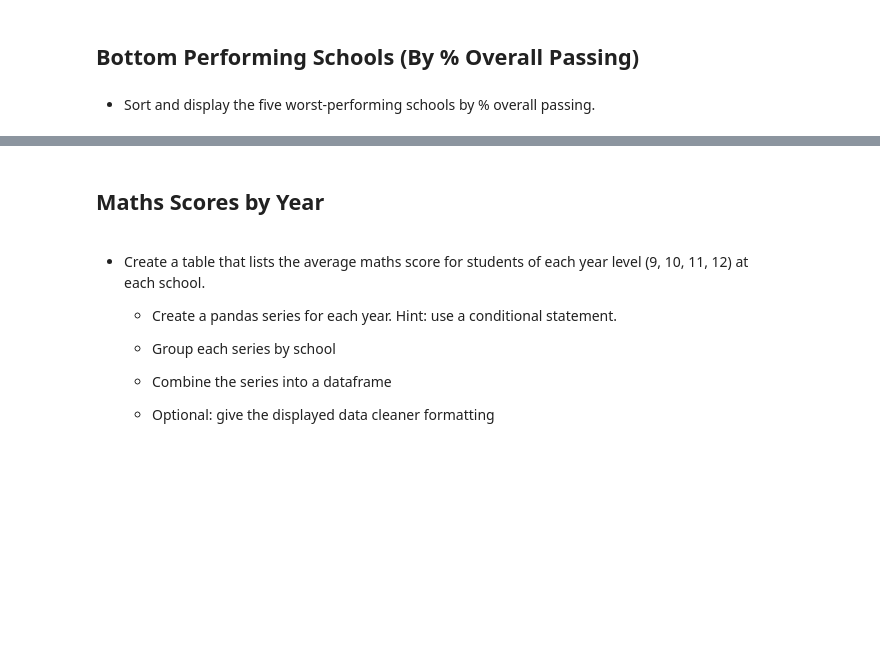
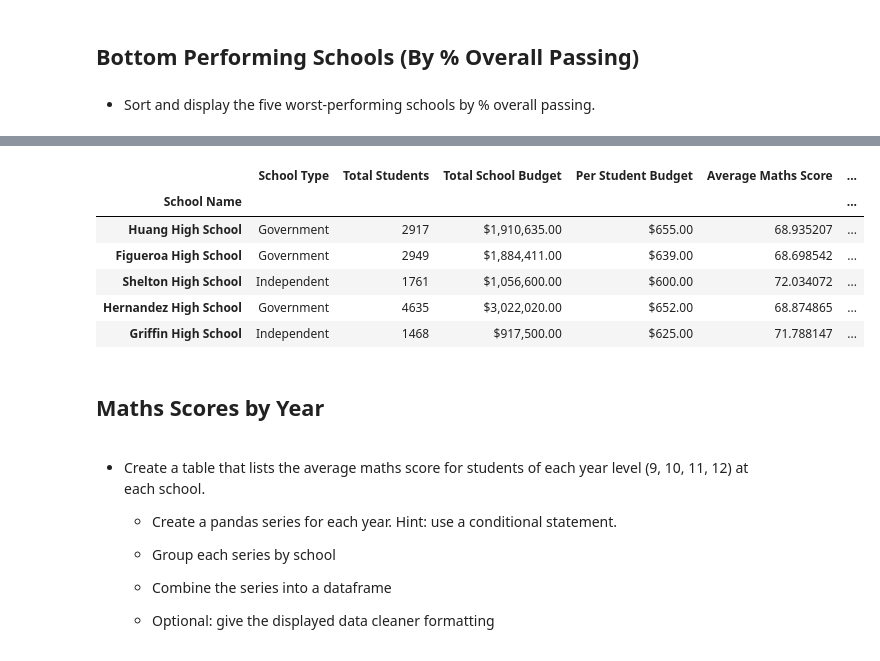
Before and after one commit to KTamas03/pandas-challenge, a Jupyter notebook: PyCitySchools/PyCitySchools_KTamas.ipynb, the cells around one changed output, grey strips where cells are left out. Saved outputs shown, nothing was run; the diff lists cells and outputs as text; code cells hidden in the pictures; blank space fills up the shorter version.

```diff
--- a/PyCitySchools/PyCitySchools_KTamas.ipynb
+++ b/PyCitySchools/PyCitySchools_KTamas.ipynb
@@ -167,3 +206,15 @@ Index: [Huang High School, Figueroa High School, Shelton High School, Hernandez
+# %%
+df_school_summary.reset_index(drop = True)
+df_school_summary.sort_values("% Overall Passing")
+df_school_summary.head()
+# %% [output]
+|  | School Type | Total Students | Total School Budget | Per Student Budget | Average Maths Score | ... |
+| School Name |  |  |  |  |  | ... |
+| Huang High School | Government | 2917 | $1,910,635.00 | $655.00 | 68.935207 | ... |
+| Figueroa High School | Government | 2949 | $1,884,411.00 | $639.00 | 68.698542 | ... |
+| Shelton High School | Independent | 1761 | $1,056,600.00 | $600.00 | 72.034072 | ... |
+| Hernandez High School | Government | 4635 | $3,022,020.00 | $652.00 | 68.874865 | ... |
+| Griffin High School | Independent | 1468 | $917,500.00 | $625.00 | 71.788147 | ... |
 # %% [markdown]
 ## Maths Scores by Year
 # %% [markdown]
```
Also changed, not shown: parts of 6 cells of this notebook.
